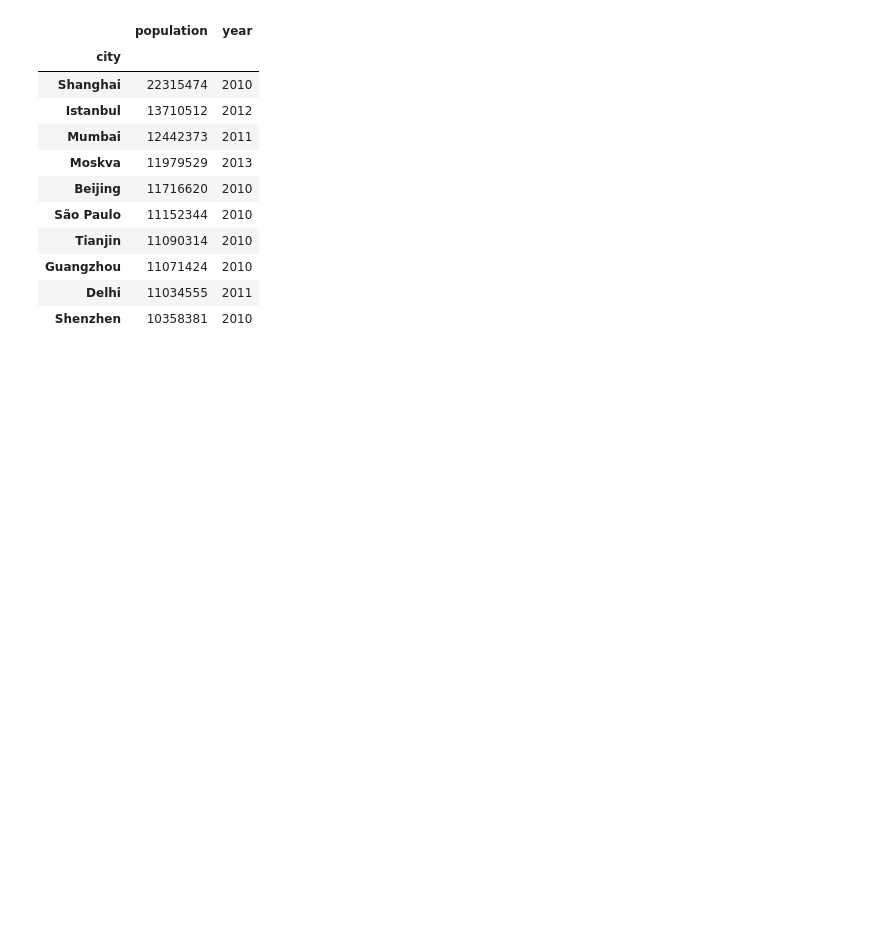
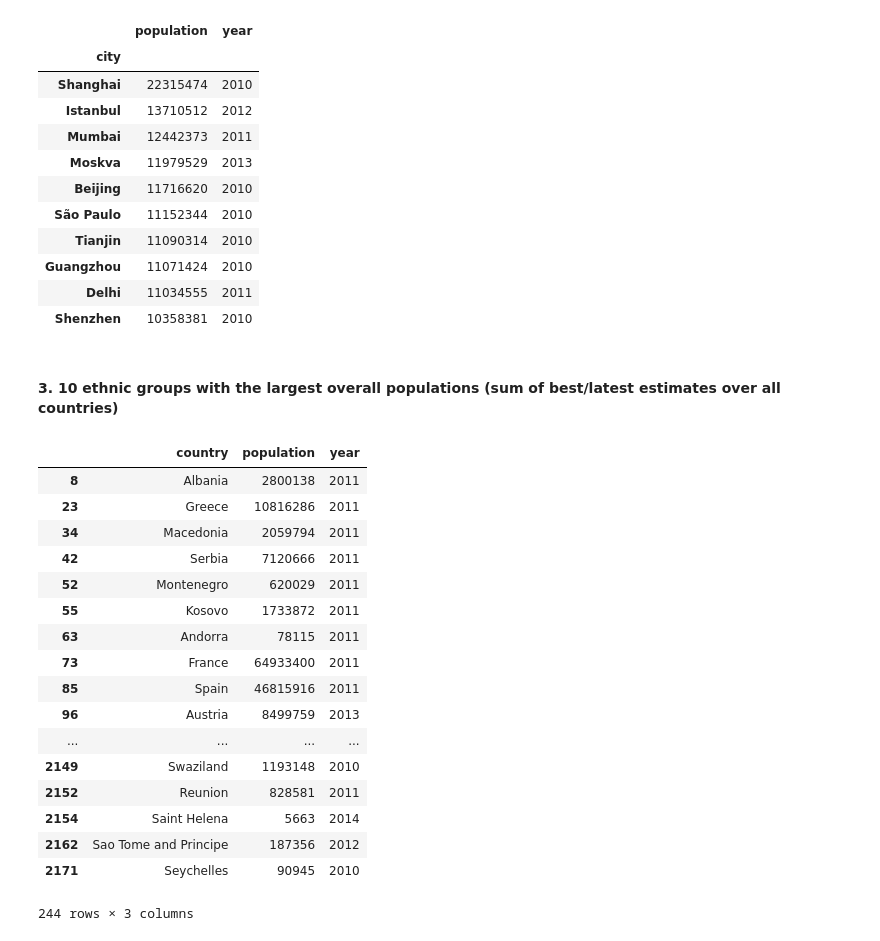
Before and after one commit to sashkabear/Springboard_DataScience, a Jupyter notebook: data_wrangling_xml/sliderule_dsi_xml_exercise.ipynb, the cells around one changed output. Cells and saved outputs as stored; diff of their text form; code cells hidden in the pictures; blank space fills up the shorter version.

```diff
--- a/data_wrangling_xml/sliderule_dsi_xml_exercise.ipynb
+++ b/data_wrangling_xml/sliderule_dsi_xml_exercise.ipynb
@@ -210,3 +210,59 @@ df2_clean.sort('population', ascending = False).set_index('city').head(10)
 | Guangzhou | 11071424 | 2010 |
 | Delhi | 11034555 | 2011 |
 | Shenzhen | 10358381 | 2010 |
+# %% [markdown]
+#### 3. 10 ethnic groups with the largest overall populations (sum of best/latest estimates over all countries)
+# %%
+# Start empty lists for country, year and populations
+Country = []
+Year2 = []
+Pop2 = []
+# %%
+#Pull out information for country names, their populations, and years of population data
+#Do not include population values of cities and provinces
+
+#Iterate over each country
+for element in document.getiterator('country'):
+    country_name = element.find('name').text
+    #Iterate over each population entry in a given country
+    for population in element.getiterator():
+        if population.tag == 'population':
+            #Populate Country list
+            Country.append(country_name)
+            #Populate Year list with the Year attribute of population
+            Year2.append(population.get('year'))
+            #Populate Pop list with text of population
+            Pop2.append(population.text)
+        # Stop once City of Province elements are encountered - only want country population data
+        elif population.tag =='city' or population.tag == 'province':
+            break
+# %%
+#Build a DataFrame from extracted data
+df3 = pd.DataFrame({'country' : Country, 'year' : Year2, 'population' : Pop2})
+# %%
+#Convert population and year columns to integers
+df3.population = [int(i) for i in df3.population]
+df3.year = [int(i) for i in df3.year]
+# %%
+#Need to keep only latest population values
+df3_clean = df3.drop_duplicates(subset = 'country', keep = 'last')
+df3_clean
+# %% [output]
+|  | country | population | year |
+| 8 | Albania | 2800138 | 2011 |
+| 23 | Greece | 10816286 | 2011 |
+| 34 | Macedonia | 2059794 | 2011 |
+| 42 | Serbia | 7120666 | 2011 |
+| 52 | Montenegro | 620029 | 2011 |
+| 55 | Kosovo | 1733872 | 2011 |
+| 63 | Andorra | 78115 | 2011 |
+| 73 | France | 64933400 | 2011 |
+| 85 | Spain | 46815916 | 2011 |
+| 96 | Austria | 8499759 | 2013 |
+| ... | ... | ... | ... |
+| 2149 | Swaziland | 1193148 | 2010 |
+| 2152 | Reunion | 828581 | 2011 |
+| 2154 | Saint Helena | 5663 | 2014 |
+| 2162 | Sao Tome and Principe | 187356 | 2012 |
+| 2171 | Seychelles | 90945 | 2010 |
+244 rows × 3 columns
```
Also changed, not shown: parts of 8 cells of this notebook.
